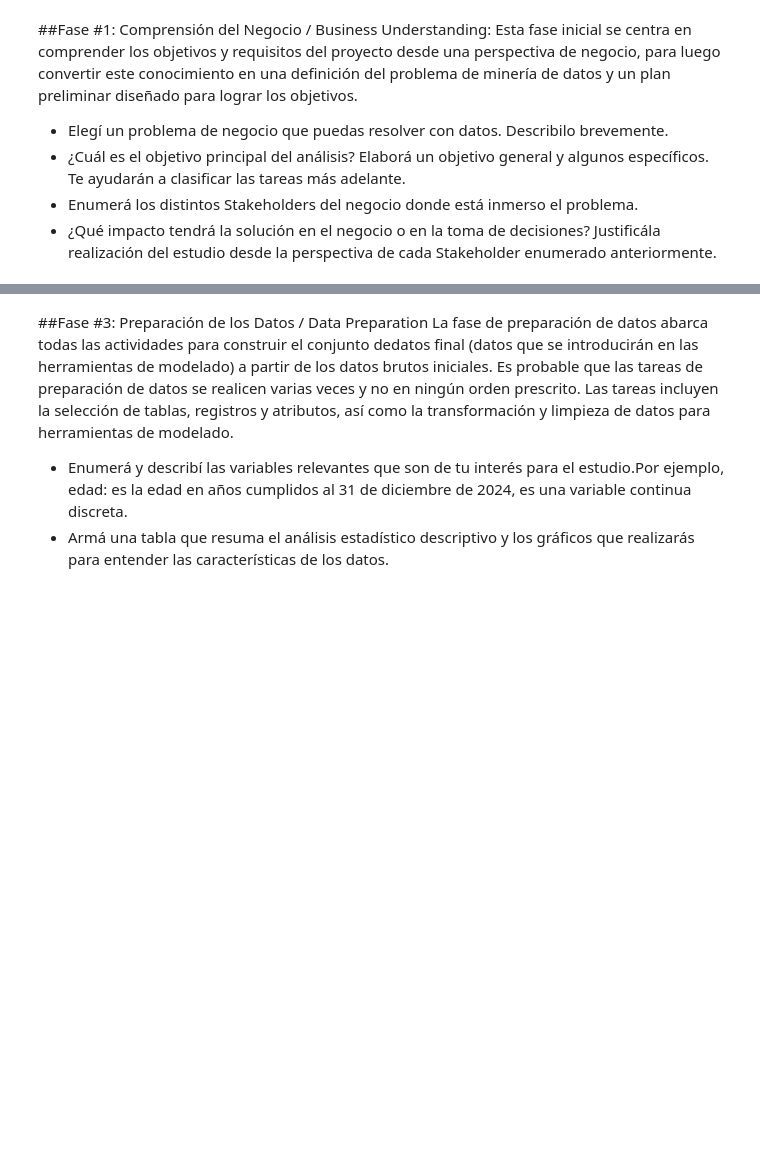
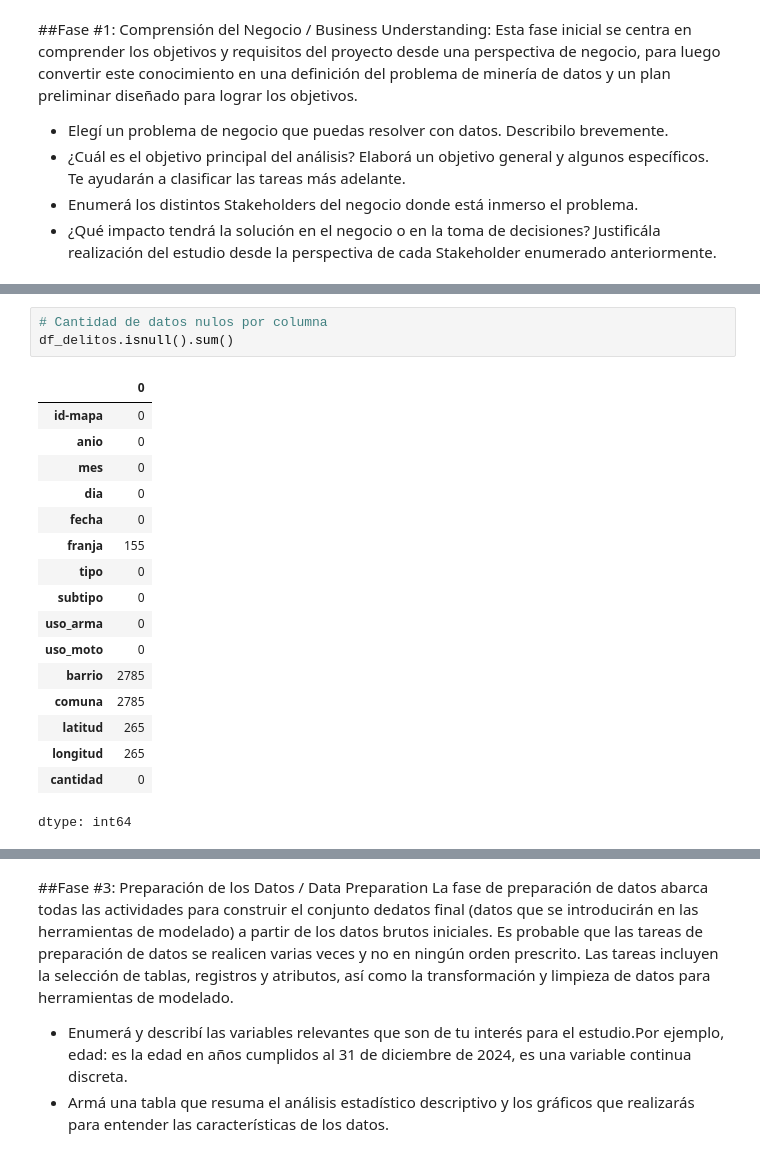
Before and after one commit to ChronosXV/Ingenieria_Software, a Jupyter notebook: Proyecto/UGR_Ing_de_Software_Grupo_2_TP.ipynb, the cells around one changed output, grey strips where cells are left out. Cells and saved outputs as stored; diff of their text form; blank space fills up the shorter version.

```diff
--- a/Proyecto/UGR_Ing_de_Software_Grupo_2_TP.ipynb
+++ b/Proyecto/UGR_Ing_de_Software_Grupo_2_TP.ipynb
@@ -52,0 +151,21 @@ La fase de comprensión de datos comienza con una recopilación inicial de datos
+# %%
+# Cantidad de datos nulos por columna
+df_delitos.isnull().sum()
+# %% [output]
+|  | 0 |
+| id-mapa | 0 |
+| anio | 0 |
+| mes | 0 |
+| dia | 0 |
+| fecha | 0 |
+| franja | 155 |
+| tipo | 0 |
+| subtipo | 0 |
+| uso_arma | 0 |
+| uso_moto | 0 |
+| barrio | 2785 |
+| comuna | 2785 |
+| latitud | 265 |
+| longitud | 265 |
+| cantidad | 0 |
+dtype: int64
```
Also changed, not shown: parts of 22 cells of this notebook.
